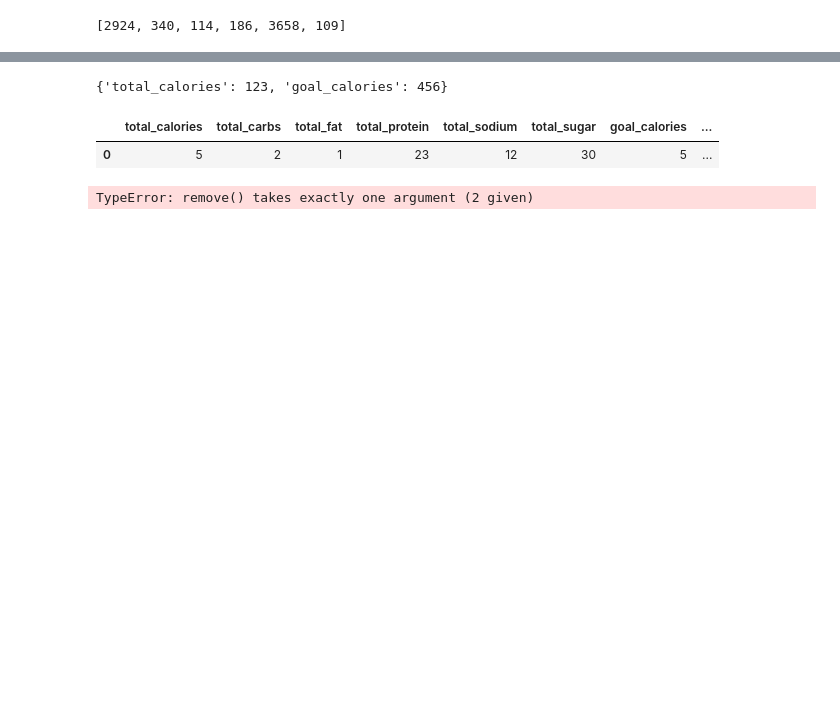
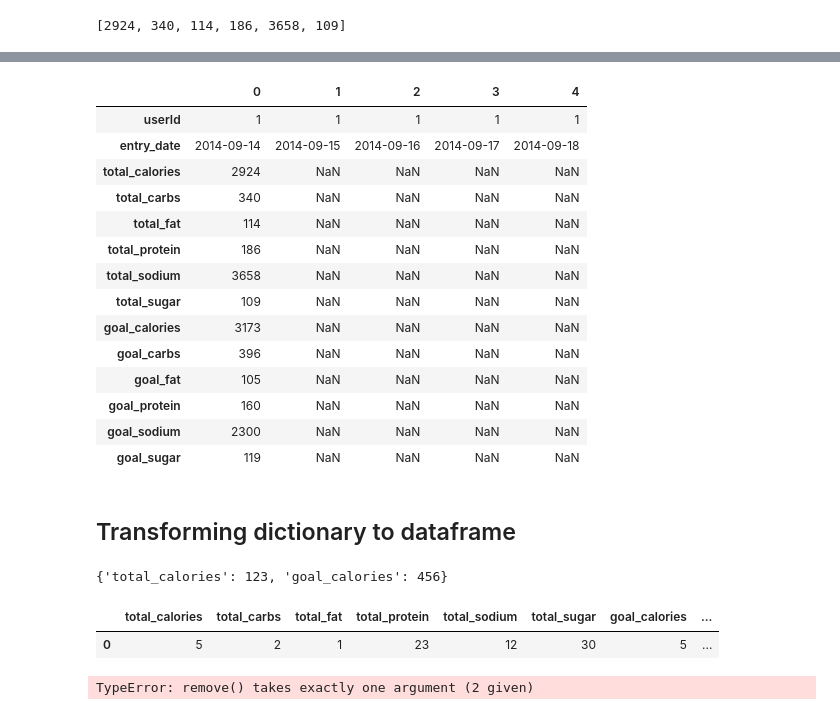
Before and after one commit to rokaandy/mfp-nutrition-survival-analysis, a Jupyter notebook: nutrition.ipynb, the cells around one changed output, grey strips where cells are left out. Saved outputs shown, nothing was run; the diff lists cells and outputs as text; code cells hidden in the pictures; blank space fills up the shorter version.

```diff
--- a/nutrition.ipynb
+++ b/nutrition.ipynb
@@ -280,0 +265,7 @@ goal_cols
+# %%
+total = pd.DataFrame.from_dict(total_dict, orient='index').T
+# %%
+goal = pd.DataFrame.from_dict(goal_dict, orient='index').T
+# %%
+total_goal_concat = pd.concat([total, goal], sort=False, axis=1)
+total_goal_concat
@@ -280,0 +286,2 @@ goal_cols
+# %%
+df_goal = df_goal.drop(['daily_goal'], axis=1)
@@ -281,3 +297,24 @@ goal_cols
+# %%
+full_df = pd.concat([df_goal, total_goal_concat], axis=1, sort=False)
+full_df.head().T
+# %% [output]
+|  | 0 | 1 | 2 | 3 | 4 |
+| userId | 1 | 1 | 1 | 1 | 1 |
+| entry_date | 2014-09-14 | 2014-09-15 | 2014-09-16 | 2014-09-17 | 2014-09-18 |
+| total_calories | 2924 | NaN | NaN | NaN | NaN |
+| total_carbs | 340 | NaN | NaN | NaN | NaN |
+| total_fat | 114 | NaN | NaN | NaN | NaN |
+| total_protein | 186 | NaN | NaN | NaN | NaN |
+| total_sodium | 3658 | NaN | NaN | NaN | NaN |
+| total_sugar | 109 | NaN | NaN | NaN | NaN |
+| goal_calories | 3173 | NaN | NaN | NaN | NaN |
+| goal_carbs | 396 | NaN | NaN | NaN | NaN |
+| goal_fat | 105 | NaN | NaN | NaN | NaN |
+| goal_protein | 160 | NaN | NaN | NaN | NaN |
+| goal_sodium | 2300 | NaN | NaN | NaN | NaN |
+| goal_sugar | 119 | NaN | NaN | NaN | NaN |
+# %% [markdown]
+## Transforming dictionary to dataframe
 # %%
 goal = {'total_calories': 123, 'goal_calories': 456}
 goal
```
Also changed, not shown: parts of 35 cells of this notebook.
